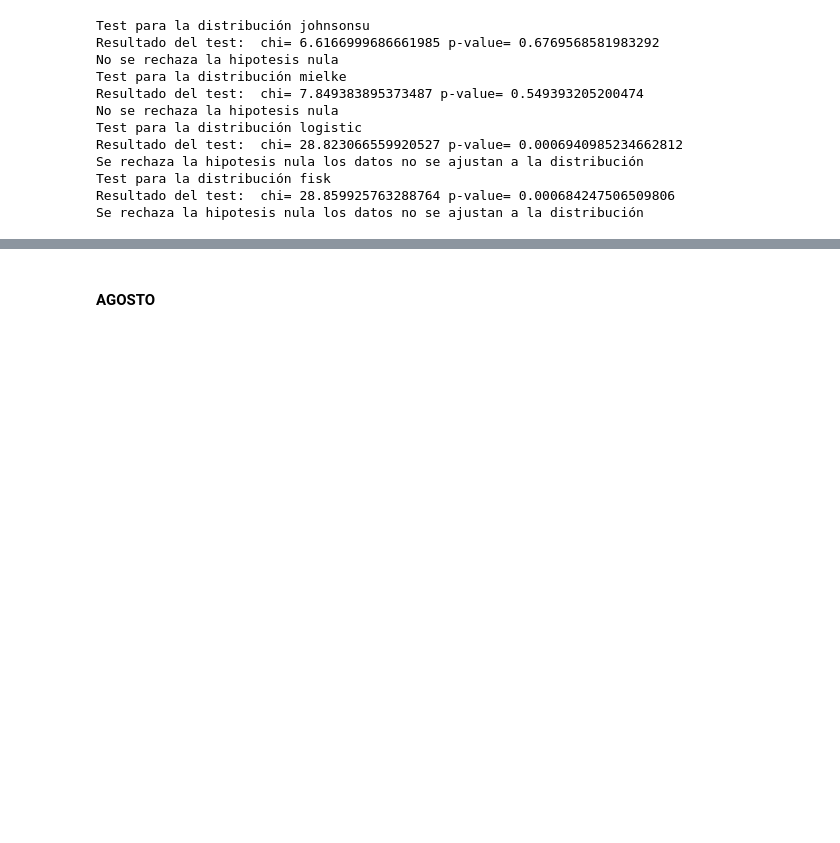
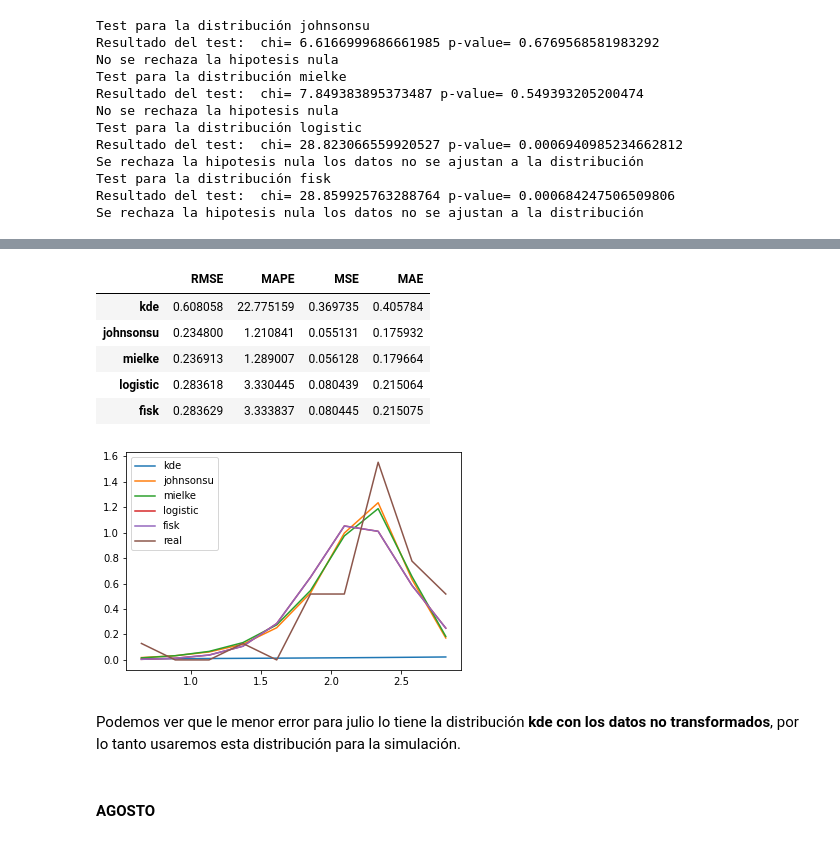
Before and after one commit to Aranzazu-R/Proyecto_Sim_FlavioyAranzazu, a Jupyter notebook: GuiaProyectoFinal-Borrador.ipynb, the cells around one changed output, grey strips where cells are left out. Cells and saved outputs as stored; diff of their text form; code cells hidden in the pictures; blank space fills up the shorter version.

```diff
--- a/GuiaProyectoFinal-Borrador.ipynb
+++ b/GuiaProyectoFinal-Borrador.ipynb
@@ -1601,3 +1463,15 @@ Se rechaza la hipotesis nula los datos no se ajustan a la distribución
+# %%
+comparar(isi_trans[1], 10, bestt2_isi.tolist(), isi2ttp,ex_isi[1])
+# %% [output]
+|  | RMSE | MAPE | MSE | MAE |
+| kde | 0.608058 | 22.775159 | 0.369735 | 0.405784 |
+| johnsonsu | 0.234800 | 1.210841 | 0.055131 | 0.175932 |
+| mielke | 0.236913 | 1.289007 | 0.056128 | 0.179664 |
+| logistic | 0.283618 | 3.330445 | 0.080439 | 0.215064 |
+| fisk | 0.283629 | 3.333837 | 0.080445 | 0.215075 |
+[figure, added]
+# %% [markdown]
+Podemos ver que le menor error para julio lo tiene la distribución **kde con los datos no transformados**, por lo tanto usaremos esta distribución para la simulación.
 # %% [markdown]
 #### AGOSTO
 # %%
```
Also changed, not shown: parts of 54 cells of this notebook.
